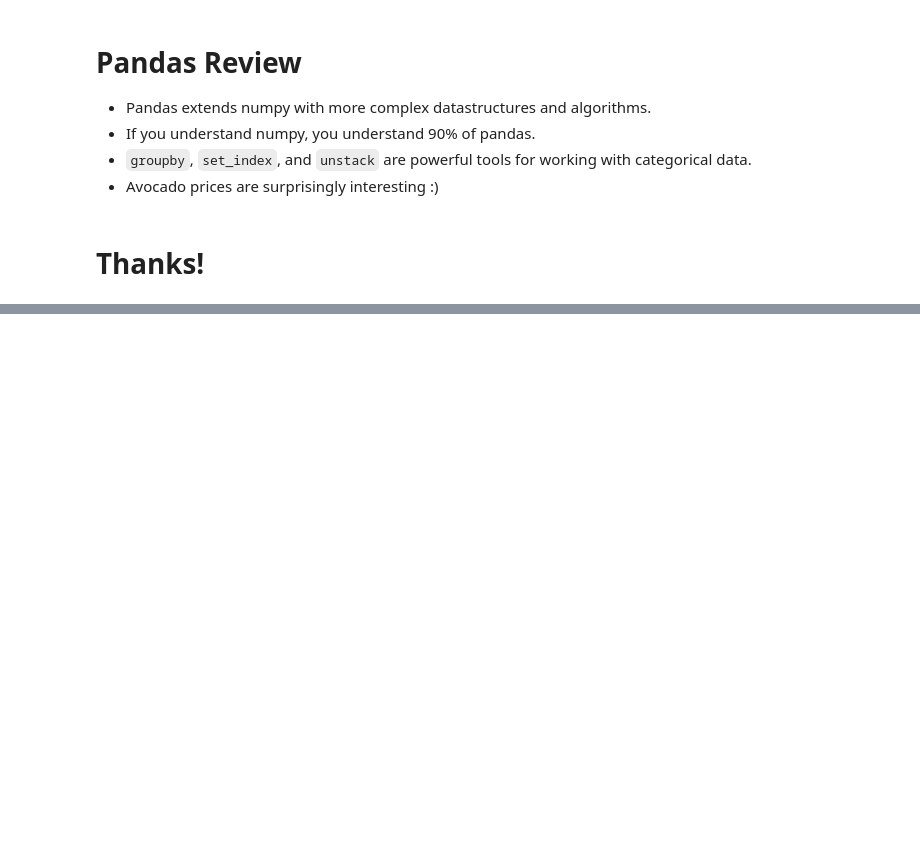
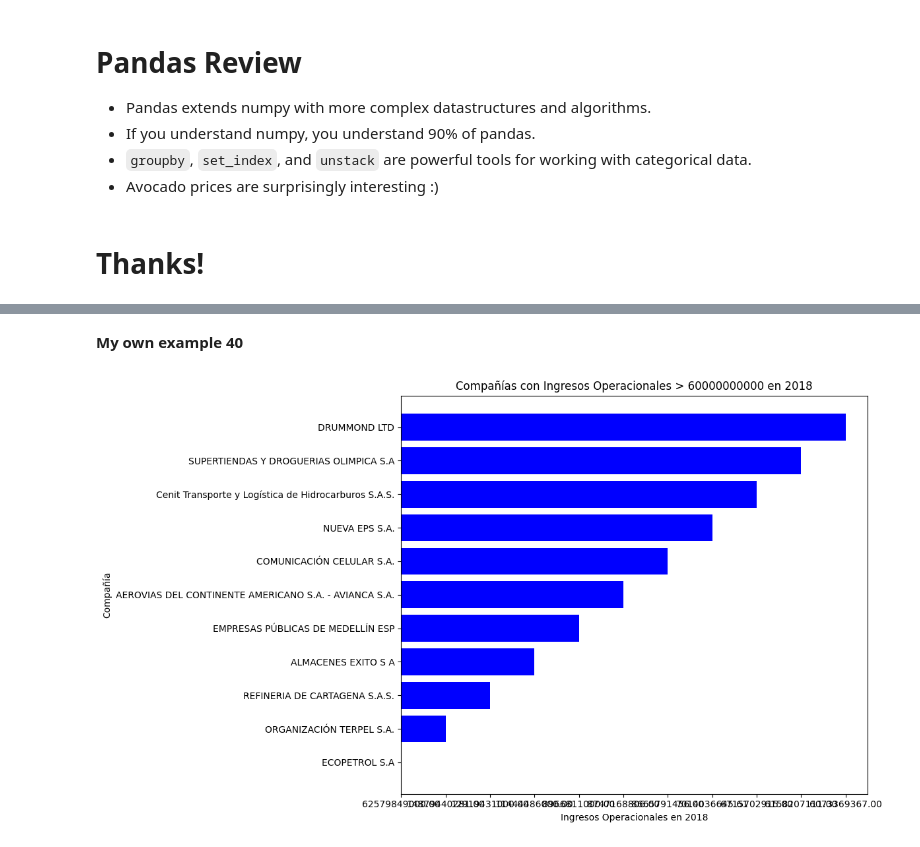
Before and after one commit to jtndavid/MetNumUN2023II, a Jupyter notebook: Lab2/jvelosal_Lab2.ipynb, the cells around one changed output, grey strips where cells are left out. Saved outputs shown, nothing was run; the diff lists cells and outputs as text; code cells hidden in the pictures; blank space fills up the shorter version.

```diff
--- a/Lab2/jvelosal_Lab2.ipynb
+++ b/Lab2/jvelosal_Lab2.ipynb
@@ -1471,0 +1875,13 @@ ax.set_xticklabels(ax.get_xticklabels(), rotation=45);
+# %% [markdown]
+**My own example 40**
+# %%
+df_filtrado = df[pd.to_numeric(df['ingresos_operacionales_2018']) > 6000000000]
+plt.barh(df_filtrado['razon_social'], df_filtrado['ingresos_operacionales_2018'], color='blue')
+plt.xlabel('Ingresos Operacionales en 2018')
+plt.ylabel('Compañía')
+plt.title('Compañías con Ingresos Operacionales > 60000000000 en 2018')
+
+plt.tight_layout()
+plt.show()
+# %% [output]
+[figure, added]
```
Also changed, not shown: parts of 89 cells of this notebook.
